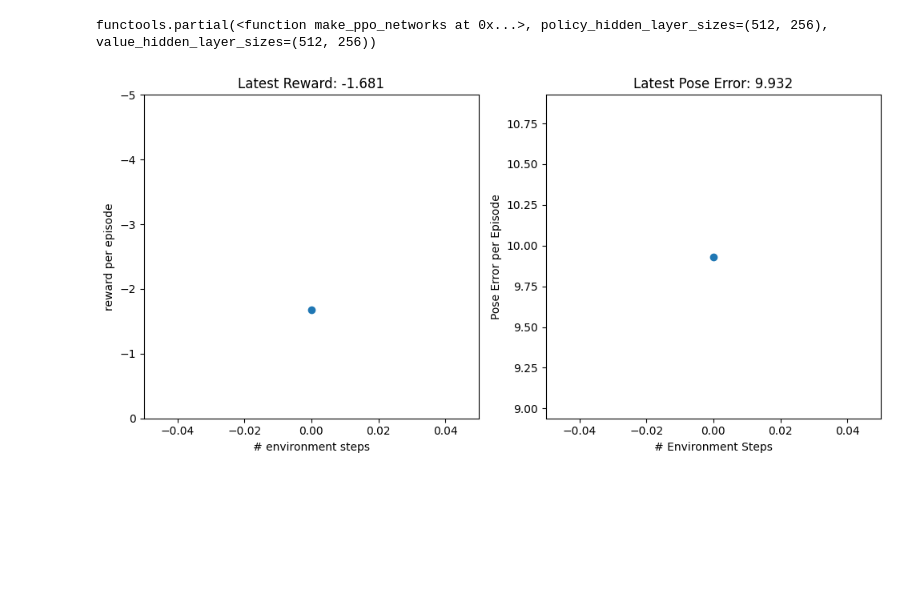
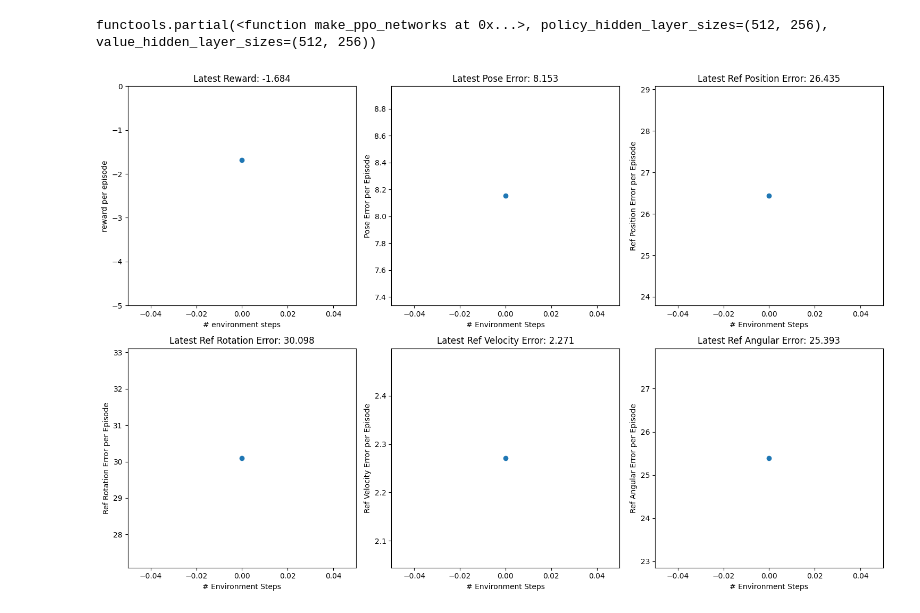
Before and after one commit to Galleta12/Physics-Based-RL, a Jupyter notebook: ppo_test1.ipynb, the cells around one changed output. Saved outputs shown, nothing was run; the diff lists cells and outputs as text; code cells hidden in the pictures; blank space fills up the shorter version.

Commit message:
to the standar I improve it however for the new ppo deep mimic there is a problem with the rewards

```diff
--- a/ppo_test1.ipynb
+++ b/ppo_test1.ipynb
@@ -141,55 +141,101 @@ make_networks_factory
 functools.partial(<function make_ppo_networks at 0x...>, policy_hidden_layer_sizes=(512, 256), value_hidden_layer_sizes=(512, 256))
 # %%
 train_fn = functools.partial(
-    ppo.train, num_timesteps=1000, num_evals=10, num_eval_envs=32,
+    ppo.train, num_timesteps=10_000, num_evals=10, num_eval_envs=32,
     episode_length=episode_len-1, normalize_observations=True, action_repeat=1,
     unroll_length=15, num_minibatches=24, num_updates_per_batch=4,
     discounting=0.97, learning_rate=3e-4, entropy_cost=1e-3, num_envs=256,
     batch_size=256, seed=0,network_factory=make_networks_factory)
 # %%
+# Initialize the data lists
 x_data = []
 y_data = []
 ydataerr = []
 y_pose_error = []  # to store pose error
+y_ref_position = []  # to store reference position error
+y_ref_rotation = []  # to store reference rotation error
+y_ref_velocity = []  # to store reference velocity error
+y_ref_angular = []  # to store reference angular error
 times = [datetime.now()]
 max_y_rewards, min_y_rewards = 0, -5
+
+# Function to update progress and plot data
 def progress(num_steps, metrics):
+    times.append(datetime.now())
+    x_data.append(num_steps)
+    y_data.append(metrics['eval/episode_reward'])
+    ydataerr.append(metrics['eval/episode_reward_std'])
+    y_pose_error.append(metrics['eval/episode_pose_error'])  # capture pose error
+    y_ref_position.append(metrics['eval/episode_reference_position'])
+    y_ref_rotation.append(metrics['eval/episode_reference_rotation'])
+    y_ref_velocity.append(metrics['eval/episode_reference_velocity'])
+    y_ref_angular.append(metrics['eval/episode_reference_angular'])
 
-  #print(num_steps)
-  times.append(datetime.now())
-  x_data.append(num_steps)
-  y_data.append(metrics['eval/episode_reward'])
-  ydataerr.append(metrics['eval/episode_reward_std'])
-  y_pose_error.append(metrics['eval/episode_pose_error'])  # capture pose error
+    plt.figure(figsize=(15, 10))
 
-  plt.figure(figsize=(10, 5))
-  plt.subplot(1, 2, 1)
-  plt.xlim([0, num_steps* 1.25])
-  plt.ylim([max_y_rewards, min_y_rewards])
+    # Plot reward per episode
+    plt.subplot(2, 3, 1)
+    plt.xlim([0, num_steps * 1.25])
+    plt.ylim([min_y_rewards, max_y_rewards])
+    plt.xlabel('# environment steps')
+    plt.ylabel('reward per episode')
+    plt.title(f'Latest Reward: {y_data[-1]:.3f}')
+    plt.plot(x_data, y_data, '-o')
 
-  plt.xlabel('# environment steps')
-  plt.ylabel('reward per episode')
-  plt.title(f'Latest Reward: {y_data[-1]:.3f}')
-  plt.plot(x_data, y_data, '-o')
+    # Plot pose error per episode
+    plt.subplot(2, 3, 2)
+    plt.xlim([0, num_steps * 1.25])
+    plt.ylim([min(y_pose_error) * 0.9, max(y_pose_error) * 1.1])
+    plt.xlabel('# Environment Steps')
+    plt.ylabel('Pose Error per Episode')
+    plt.title(f'Latest Pose Error: {y_pose_error[-1]:.3f}')
+    plt.plot(x_data, y_pose_error, '-o')
 
-  plt.subplot(1, 2, 2)
-  plt.xlim([0, num_steps* 1.25])
-  plt.ylim([min(y_pose_error) * 0.9, max(y_pose_error) * 1.1])
-  plt.xlabel('# Environment Steps')
-  plt.ylabel('Pose Error per Episode')
-  plt.title(f'Latest Pose Error: {y_pose_error[-1]:.3f}')
-  plt.plot(x_data, y_pose_error, '-o')
+    # Plot reference position error per episode
+    plt.subplot(2, 3, 3)
+    plt.xlim([0, num_steps * 1.25])
+    plt.ylim([min(y_ref_position) * 0.9, max(y_ref_position) * 1.1])
+    plt.xlabel('# Environment Steps')
+    plt.ylabel('Ref Position Error per Episode')
+    plt.title(f'Latest Ref Position Error: {y_ref_position[-1]:.3f}')
+    plt.plot(x_data, y_ref_position, '-o')
 
+    # Plot reference rotation error per episode
+    plt.subplot(2, 3, 4)
+    plt.xlim([0, num_steps * 1.25])
+    plt.ylim([min(y_ref_rotation) * 0.9, max(y_ref_rotation) * 1.1])
+    plt.xlabel('# Environment Steps')
+    plt.ylabel('Ref Rotation Error per Episode')
+    plt.title(f'Latest Ref Rotation Error: {y_ref_rotation[-1]:.3f}')
+    plt.plot(x_data, y_ref_rotation, '-o')
 
-  plt.tight_layout()
-  plt.show()
+    # Plot reference velocity error per episode
+    plt.subplot(2, 3, 5)
+    plt.xlim([0, num_steps * 1.25])
+    plt.ylim([min(y_ref_velocity) * 0.9, max(y_ref_velocity) * 1.1])
+    plt.xlabel('# Environment Steps')
+    plt.ylabel('Ref Velocity Error per Episode')
+    plt.title(f'Latest Ref Velocity Error: {y_ref_velocity[-1]:.3f}')
+    plt.plot(x_data, y_ref_velocity, '-o')
+
+    # Plot reference angular error per episode
+    plt.subplot(2, 3, 6)
+    plt.xlim([0, num_steps * 1.25])
+    plt.ylim([min(y_ref_angular) * 0.9, max(y_ref_angular) * 1.1])
+    plt.xlabel('# Environment Steps')
+    plt.ylabel('Ref Angular Error per Episode')
+    plt.title(f'Latest Ref Angular Error: {y_ref_angular[-1]:.3f}')
+    plt.plot(x_data, y_ref_angular, '-o')
+
+    plt.tight_layout()
+    plt.show()
 
 
 make_inference_fn, params, _= train_fn(environment=env_eval,
                                        progress_fn=progress,
                                        eval_env=env_eval)
 
 print(f'time to jit: {times[1] - times[0]}')
 print(f'time to train: {times[-1] - times[1]}')
 # %% [output]
-[figure, old version]
+[figure, new version]
```
Also changed, not shown: parts of 3 cells of this notebook, 6 other files.
